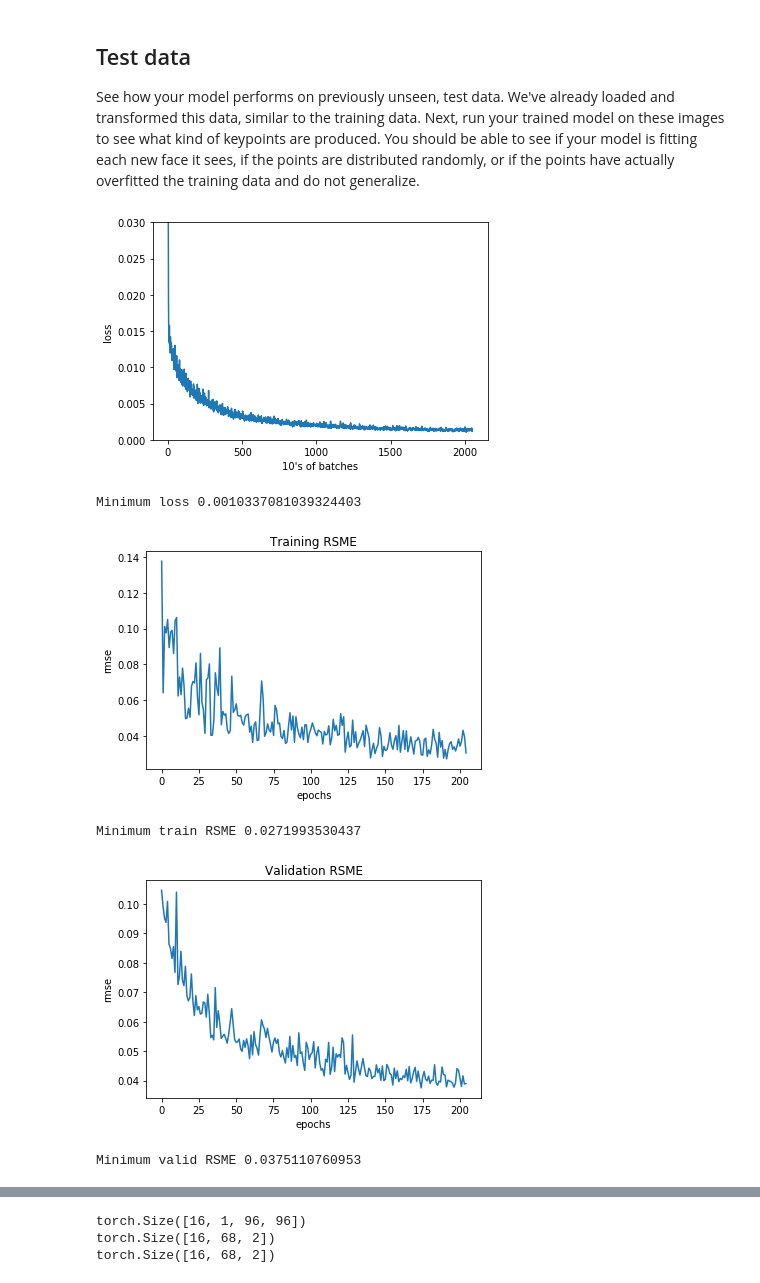
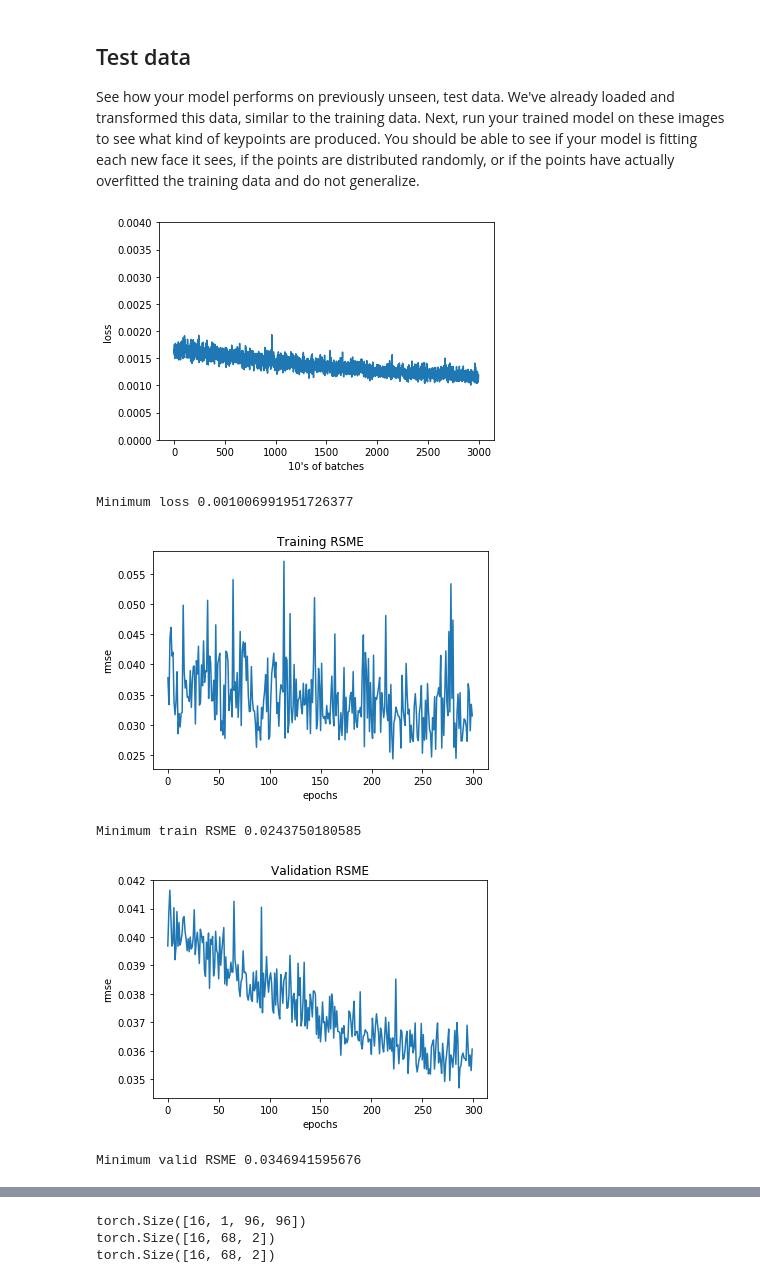
Before and after one commit to SwamyDev/P1_Facial_Keypoints, a Jupyter notebook: 2. Define the Network Architecture.ipynb, the cells around one changed output, grey strips where cells are left out. Drawn from its saved outputs; the diff is of its cells as text; code cells hidden in the pictures.

Commit message:
Iterate on Adam optimizer

```diff
--- a/2. Define the Network Architecture.ipynb
+++ b/2. Define the Network Architecture.ipynb
@@ -328,7 +328,7 @@ import torch.optim as optim
 
 criterion = nn.MSELoss()
 
-optimizer = optim.Adam(net.parameters())
+optimizer = optim.Adam(net.parameters(), lr=0.0001)
 # %% [markdown]
 ## Training and Initial Observation
 
@@ -359,7 +359,7 @@ def train_net(n_epochs):
     rmse_valid_per_epoch = []
 
     lowest_error = 1.0
-    patience = 300
+    patience = 60
     epochs_without_improvement = 0
 
     for epoch in range(n_epochs):  # loop over the dataset multiple times
@@ -464,13 +482,13 @@ See how your model performs on previously unseen, test data. We've already loade
 # %%
 plt.plot(training_loss)
 plt.xlabel('10\'s of batches')
 plt.ylabel('loss')
-plt.ylim(0, 0.03) # consistent scale
+plt.ylim(0, 0.004) # consistent scale
 plt.show()
 print("Minimum loss", min(training_loss))
 # %% [output]
-[figure, old version]
+[figure, new version]
-Minimum loss 0.0010337081039324403
+Minimum loss 0.001006991951726377
 # %%
 plt.plot(t_rmse)
 plt.title('Training RSME')
@@ -479,8 +497,8 @@ plt.ylabel('rmse')
 plt.show()
 print("Minimum train RSME", min(t_rmse))
 # %% [output]
-[figure, old version]
+[figure, new version]
-Minimum train RSME 0.0271993530437
+Minimum train RSME 0.0243750180585
 # %%
 plt.plot(v_rmse)
 plt.title('Validation RSME')
@@ -489,8 +507,8 @@ plt.ylabel('rmse')
 plt.show()
 print("Minimum valid RSME", min(v_rmse))
 # %% [output]
-[figure, old version]
+[figure, new version]
-Minimum valid RSME 0.0375110760953
+Minimum valid RSME 0.0346941595676
 # %%
 quotient = np.array(t_rmse) / np.array(v_rmse)
 plt.plot(quotient)
```
Also changed, not shown: parts of 5 cells of this notebook, 1 other file.
